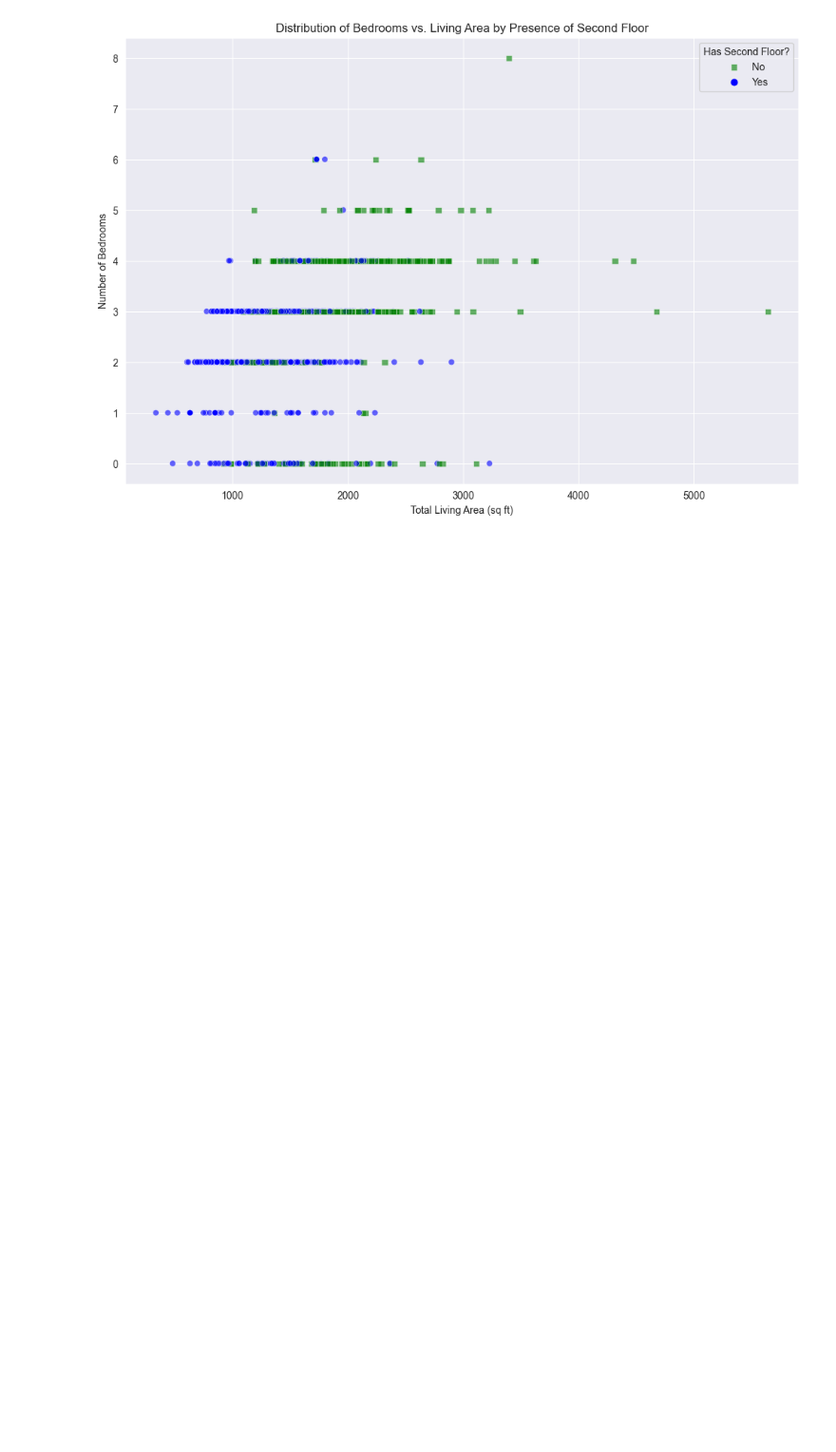
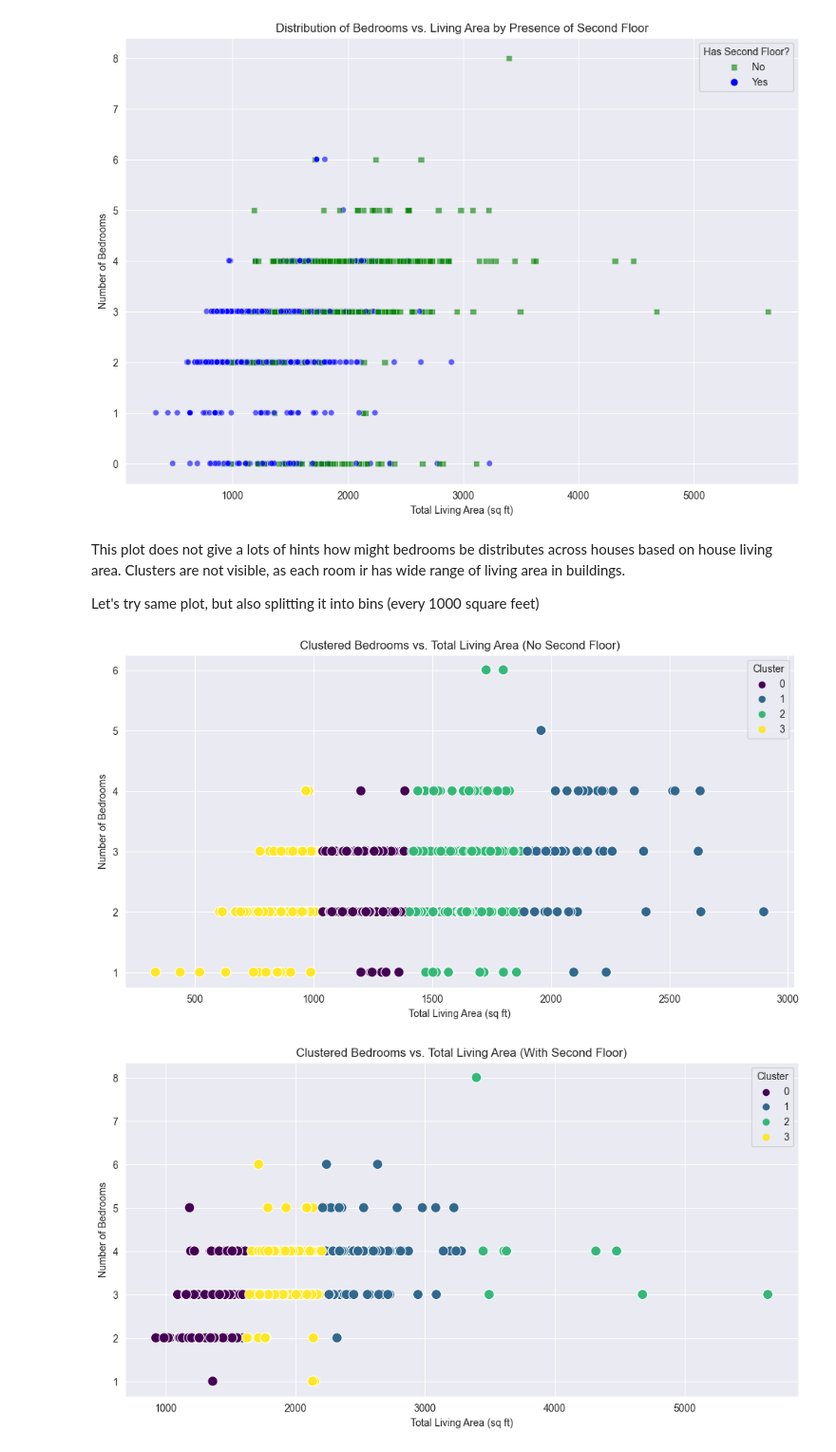
Before and after one commit to Tomosius/heritage_houses_p5, a Jupyter notebook: jupyter_notebooks/data_cleaning/02_bedrooms.ipynb, the cells around one changed output. Shown at 95% size. Drawn from its saved outputs; the diff is of its cells as text; code cells hidden in the pictures; blank space fills up the shorter version.

Commit message:
data_cleaning/bedrooms completed

```diff
--- a/jupyter_notebooks/data_cleaning/02_bedrooms.ipynb
+++ b/jupyter_notebooks/data_cleaning/02_bedrooms.ipynb
@@ -152,3 +138,52 @@ plt.legend(title='Has Second Floor?', labels=['No', 'Yes'])
 plt.show()
 # %% [output]
 [figure]
+# %% [markdown]
+This plot does not give a lots of hints how might bedrooms be distributes across houses based on house living area.
+Clusters are not visible, as each room ir has wide range of living area in buildings.
+
+Let's try same plot, but also splitting it into bins (every 1000 square feet)
+# %%
+import seaborn as sns
+import matplotlib.pyplot as plt
+from sklearn.cluster import KMeans
+
+# Splitting dataframe based on whether the house has bedrooms or not
+df_with_bedrooms = df[df['BedroomAbvGr'] > 0].copy()
+
+# Split data based on the presence of a second floor
+df_no_2nd_floor = df_with_bedrooms[df_with_bedrooms['2ndFlrSF'] == 0].copy()
+df_with_2nd_floor = df_with_bedrooms[df_with_bedrooms['2ndFlrSF'] > 0].copy()
+
+# Fit K-Means for houses without a second floor
+kmeans_no_2nd_floor = KMeans(n_clusters=4, random_state=0).fit(df_no_2nd_floor[['GrLivArea', 'BedroomAbvGr']])
+df_no_2nd_floor['Cluster'] = kmeans_no_2nd_floor.labels_
+
+# Fit K-Means for houses with a second floor
+kmeans_with_2nd_floor = KMeans(n_clusters=4, random_state=0).fit(df_with_2nd_floor[['GrLivArea', 'BedroomAbvGr']])
+df_with_2nd_floor['Cluster'] = kmeans_with_2nd_floor.labels_
+
+# Plotting houses without a second floor
+plt.figure(figsize=(12, 6))
+sns.scatterplot(data=df_no_2nd_floor, x='GrLivArea', y='BedroomAbvGr', hue='Cluster', palette='viridis', s=100,
+                marker='o')
+plt.title('Clustered Bedrooms vs. Total Living Area (No Second Floor)')
+plt.xlabel('Total Living Area (sq ft)')
+plt.ylabel('Number of Bedrooms')
+plt.grid(True)
+plt.legend(title='Cluster')
+plt.show()
+
+# Plotting houses with a second floor
+plt.figure(figsize=(12, 6))
+sns.scatterplot(data=df_with_2nd_floor, x='GrLivArea', y='BedroomAbvGr', hue='Cluster', palette='viridis', s=100,
+                marker='o')
+plt.title('Clustered Bedrooms vs. Total Living Area (With Second Floor)')
+plt.xlabel('Total Living Area (sq ft)')
+plt.ylabel('Number of Bedrooms')
+plt.grid(True)
+plt.legend(title='Cluster')
+plt.show()
+# %% [output]
+[figure, added]
+[figure, added]
```
Also changed, not shown: parts of 15 cells of this notebook, 1 other file.
